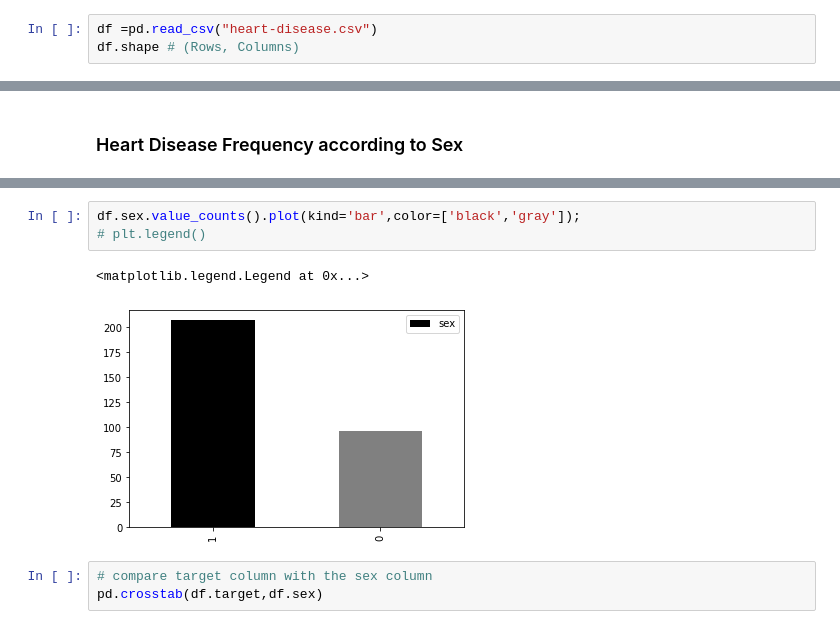
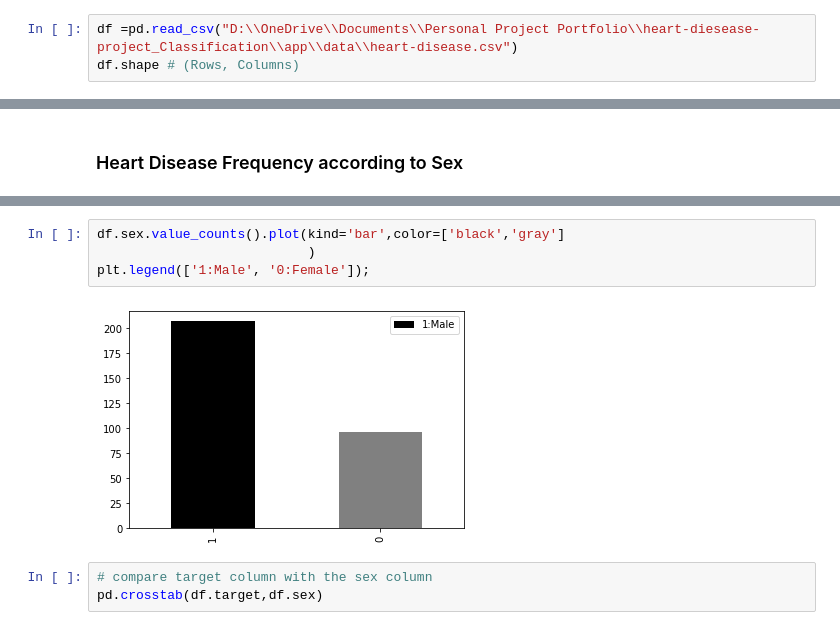
Before and after one commit to soyinkas1/PP0002_heart-diesease-project_Classification, a Jupyter notebook: app/notebooks/Heart Disease Classification Project_08_22.ipynb, the cells around one changed output, grey strips where cells are left out. Drawn from its saved outputs; the diff is of its cells as text.

```diff
--- a/Heart Disease Classification Project_08_22.ipynb
+++ b/app/notebooks/Heart Disease Classification Project_08_22.ipynb
@@ -104,7 +104,7 @@ from sklearn.metrics import precision_score, recall_score, f1_score,plot_roc_cur
 # %% [markdown]
 # Load data
 # %%
-df =pd.read_csv("heart-disease.csv")
+df =pd.read_csv("D:\\OneDrive\\Documents\\Personal Project Portfolio\\heart-diesease-project_Classification\\app\\data\\heart-disease.csv")
 df.shape # (Rows, Columns)
 # %% [output]
 (303, 14)
@@ -220,11 +221,11 @@ new =pd.DataFdf.sex.value_counts()
 0     96
 Name: sex, dtype: int64
 # %%
-df.sex.value_counts().plot(kind='bar',color=['black','gray']);
-# plt.legend()
+df.sex.value_counts().plot(kind='bar',color=['black','gray']
+                           )
+plt.legend(['1:Male', '0:Female']);
 # %% [output]
-<matplotlib.legend.Legend at 0x...>
-[figure, old version]
+[figure, new version]
 # %%
 # compare target column with the sex column
 pd.crosstab(df.target,df.sex)
```
Also changed, not shown: parts of 21 cells of this notebook, 7 other files.
